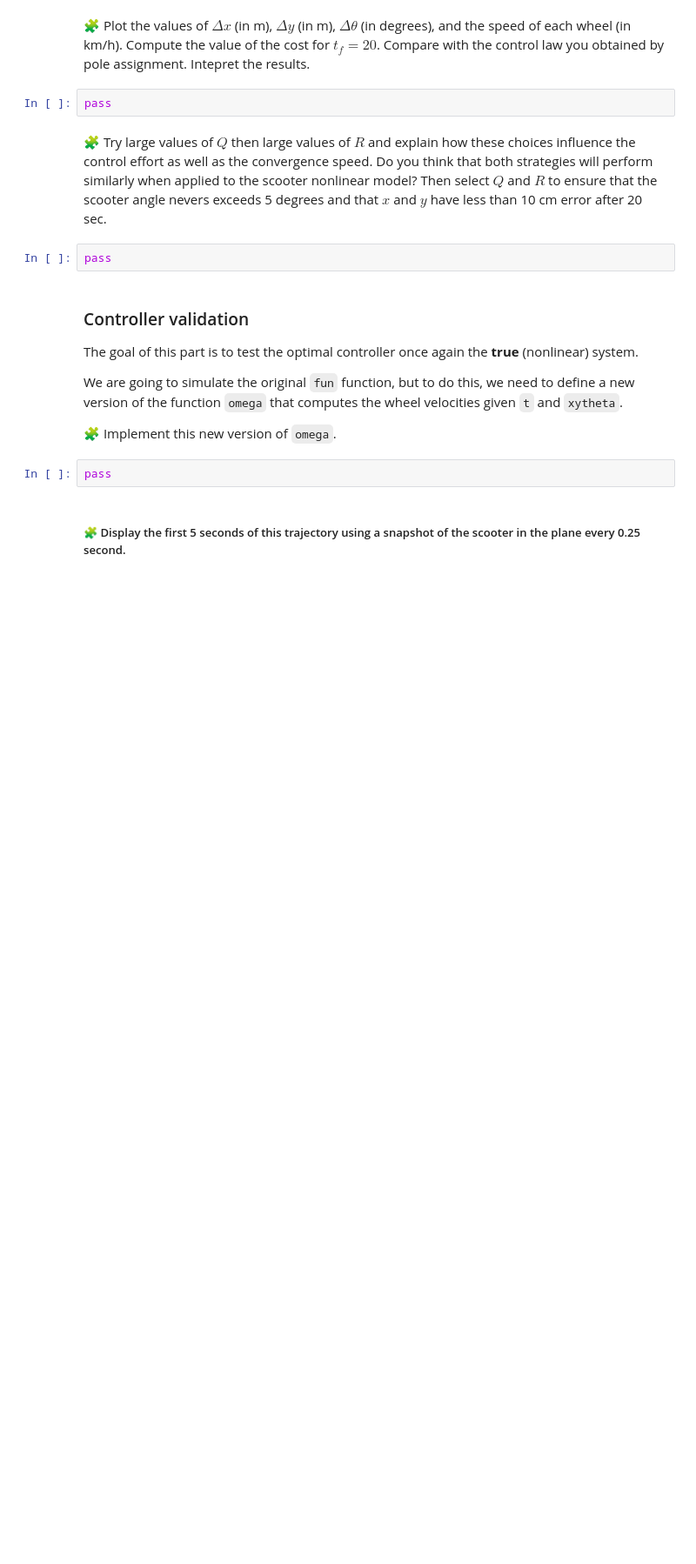
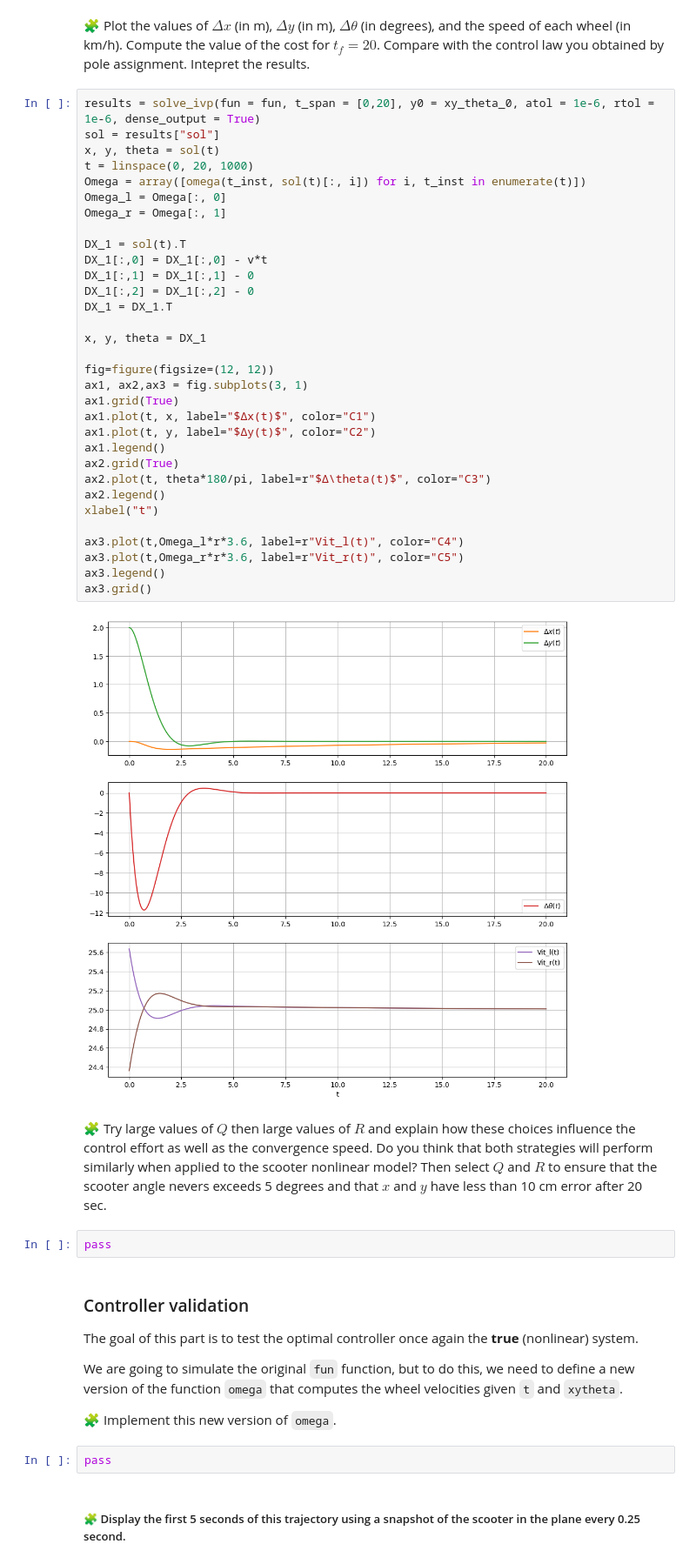
Before and after one commit to Nouamane77/control-engineering-with-python-project-2023-2024, a Jupyter notebook: Project-part-3.ipynb, the cells around one changed output. Shown at 87% size. Saved outputs shown, nothing was run; the diff lists cells and outputs as text; blank space fills up the shorter version.

```diff
--- a/Project-part-3.ipynb
+++ b/Project-part-3.ipynb
@@ -774,7 +786,39 @@ pass
 # %% [markdown]
 🧩 Plot the values of $\Delta x$ (in m), $\Delta y$ (in m), $\Delta \theta$ (in degrees), and the speed of each wheel (in km/h). Compute the value of the cost for $t_f=20$. Compare with the control law you obtained by pole assignment. Intepret the results.
-# %%
-pass
+# %%
+results = solve_ivp(fun = fun, t_span = [0,20], y0 = xy_theta_0, atol = 1e-6, rtol = 1e-6, dense_output = True)
+sol = results["sol"]
+x, y, theta = sol(t)
+t = linspace(0, 20, 1000)
+Omega = array([omega(t_inst, sol(t)[:, i]) for i, t_inst in enumerate(t)])
+Omega_l = Omega[:, 0]
+Omega_r = Omega[:, 1]
+
+DX_1 = sol(t).T
+DX_1[:,0] = DX_1[:,0] - v*t
+DX_1[:,1] = DX_1[:,1] - 0
+DX_1[:,2] = DX_1[:,2] - 0
+DX_1 = DX_1.T
+
+x, y, theta = DX_1
+
+fig=figure(figsize=(12, 12))
+ax1, ax2,ax3 = fig.subplots(3, 1)
+ax1.grid(True)
+ax1.plot(t, x, label="$Δx(t)$", color="C1")
+ax1.plot(t, y, label="$Δy(t)$", color="C2")
+ax1.legend()
+ax2.grid(True)
+ax2.plot(t, theta*180/pi, label=r"$Δ\theta(t)$", color="C3")
+ax2.legend()
+xlabel("t")
+
+ax3.plot(t,Omega_l*r*3.6, label=r"Vit_l(t)", color="C4")
+ax3.plot(t,Omega_r*r*3.6, label=r"Vit_r(t)", color="C5")
+ax3.legend()
+ax3.grid()
+# %% [output]
+[figure, added]
 # %% [markdown]
 🧩 Try large values of $Q$ then large values of $R$ and explain how these choices influence the control effort as well as the convergence speed. Do you think that both strategies will perform similarly when applied to the scooter nonlinear model? Then select $Q$ and $R$ to ensure that the scooter angle nevers exceeds 5 degrees and that $x$ and $y$ have less than 10 cm error after 20 sec.
 # %%
```
Also changed, not shown: parts of 7 cells of this notebook.
